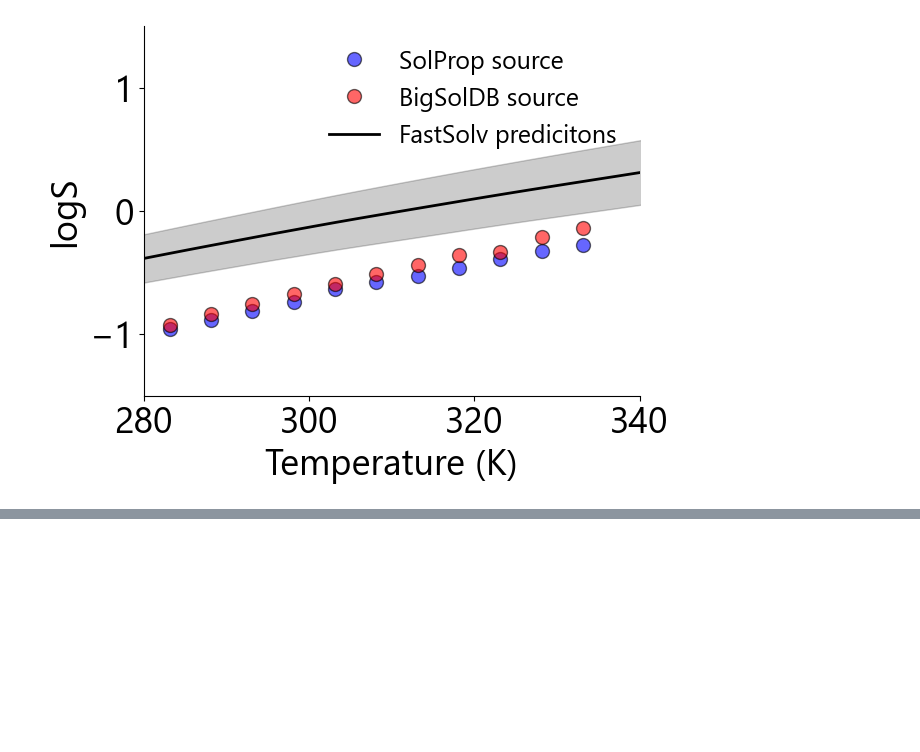
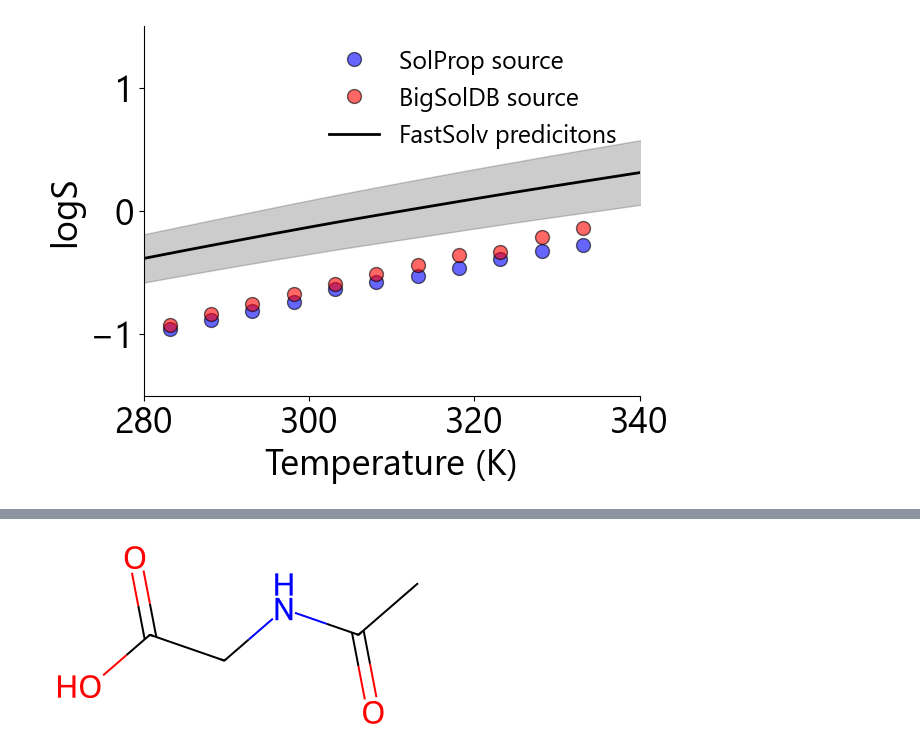
Before and after one commit to JacksonBurns/fastsolv, a Jupyter notebook: paper/analysis/experimental_variability.ipynb, the cells around one changed output, grey strips where cells are left out. Cells and saved outputs as stored; diff of their text form; code cells hidden in the pictures; blank space fills up the shorter version.

```diff
--- a/paper/analysis/experimental_variability.ipynb
+++ b/paper/analysis/experimental_variability.ipynb
@@ -251,0 +358,7 @@ ax1.spines[['right', 'top']].set_visible(False)
+# %%
+solute = 'CC(=O)NCC(=O)O'
+
+img = Draw.MolToImage(Chem.MolFromSmiles(solute), size=(400, 200))
+img
+# %% [output]
+[figure, added]
```
Also changed, not shown: parts of 5 cells of this notebook.
